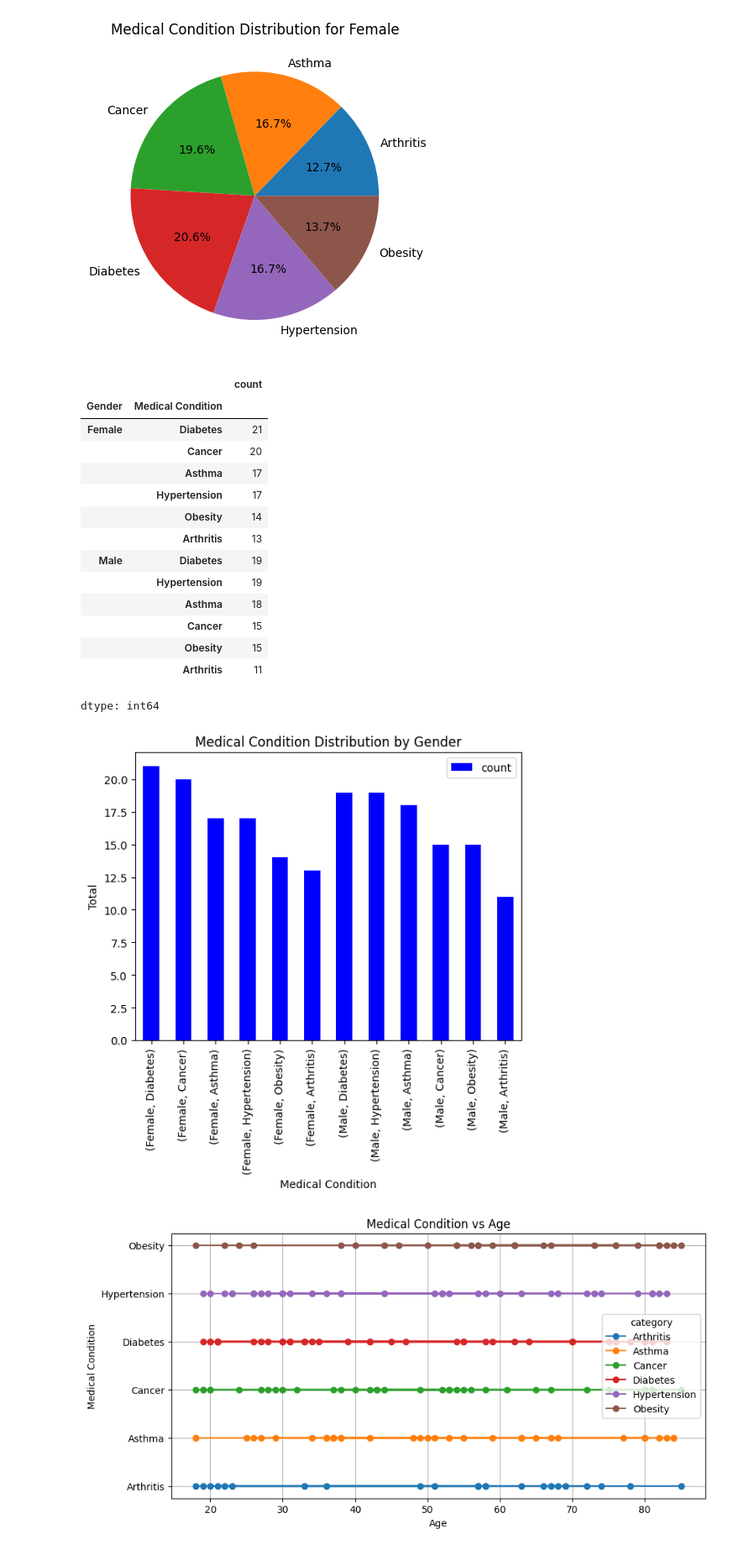
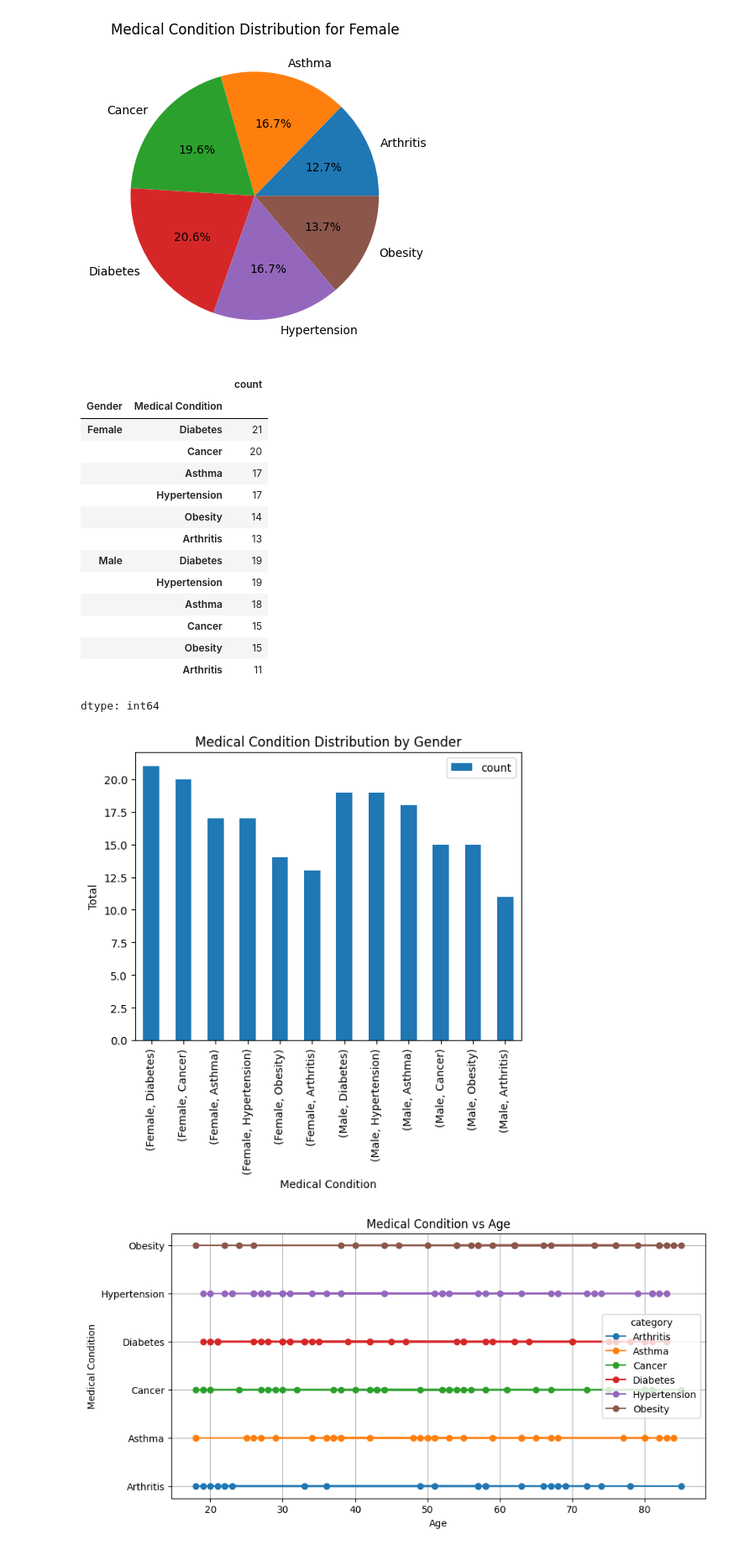
Before and after one commit to Kabir26-star/Module-1-Assignment, a Jupyter notebook: Module_1.ipynb, the cells around one changed output. Shown at 84% size. Drawn from its saved outputs; the diff is of its cells as text; code cells hidden in the pictures.

```diff
--- a/Module_1.ipynb
+++ b/Module_1.ipynb
@@ -49,32 +49,32 @@ plt.show()
 # %%
 # Calculate and display the value counts of Medical Condition grouped by Gender
 medical_condition_counts = data.groupby('Gender')['Medical Condition'].value_counts()
 display(medical_condition_counts)
 
 # Plotting the distribution of Medical Condition by Gender as a grouped bar chart
-medical_condition_counts.plot(kind='bar', color = 'blue')
+medical_condition_counts.plot(kind='bar')
 plt.title("Medical Condition Distribution by Gender")
 plt.xlabel("Medical Condition")
 plt.ylabel("Total")
 plt.legend()
 plt.show()
 # %% [output]
 |  |  | count |
 | Gender | Medical Condition |  |
 | Female | Diabetes | 21 |
 |  | Cancer | 20 |
 |  | Asthma | 17 |
 |  | Hypertension | 17 |
 |  | Obesity | 14 |
 |  | Arthritis | 13 |
 | Male | Diabetes | 19 |
 |  | Hypertension | 19 |
 |  | Asthma | 18 |
 |  | Cancer | 15 |
 |  | Obesity | 15 |
 |  | Arthritis | 11 |
 dtype: int64
-[figure, old version]
+[figure, new version]
 # %%
 plt.figure(figsize = (10,5)) # Adjusting the length of the graph
 for label, df_group in data.groupby('Medical Condition'):
```
